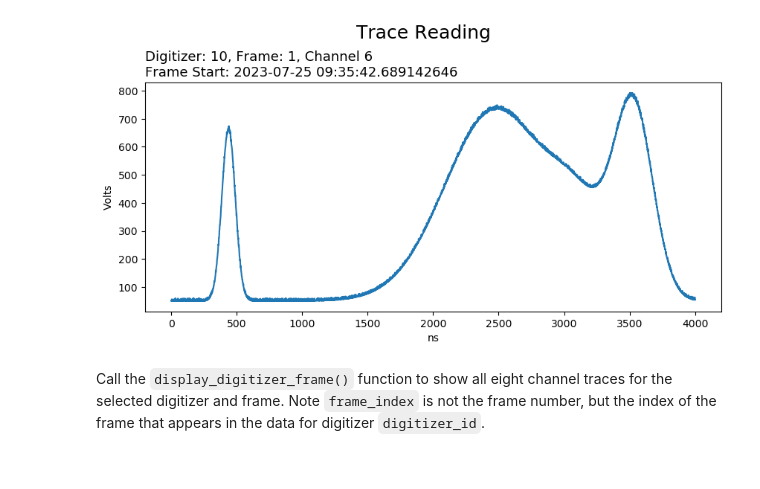
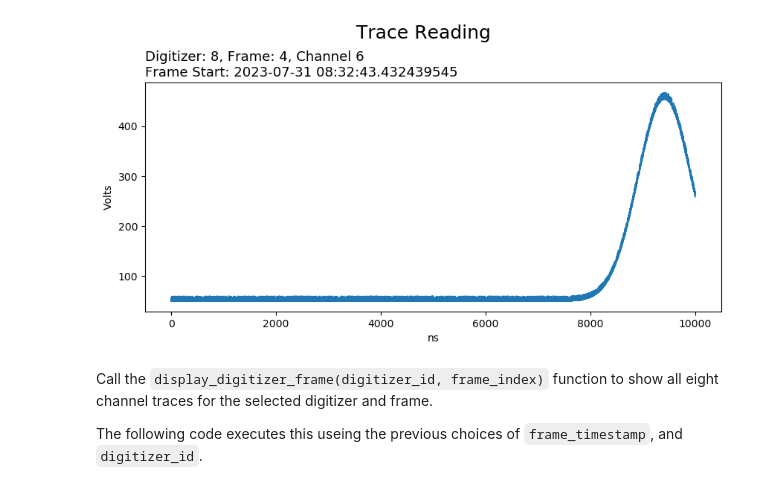
Before and after one commit to STFC-ICD-Research-and-Design/supermusr-data-pipeline, a Jupyter notebook: trace-archiver-db/trace-archiver-db.ipynb, the cells around one changed output. Drawn from its saved outputs; the diff is of its cells as text; code cells hidden in the pictures.

```diff
--- a/trace-archiver-db/trace-archiver-db.ipynb
+++ b/trace-archiver-db/trace-archiver-db.ipynb
@@ -26,7 +32,8 @@ def get_digitizer_frames(digitizer_id):
     #df["frame_ts"] = pd.to_datetime(df["frame_ts"], infer_datetime_format = True)
     return df
 
-dd = get_digitizer_indices_from_table_names()
-df = [len(get_digitizer_frames(d)) for d in dd]
-print(tabulate(pd.DataFrame([df], ["Frame Count"], dd),headers='keys', tablefmt='rounded_grid'))
+digitizer_indices = get_digitizer_indices_from_table_names()
+digitizer_frame_count = [len(get_digitizer_frames(index)) for index in digitizer_indices]
+df = pd.DataFrame([digitizer_frame_count], ["Frame Count"], digitizer_indices)
+print(tabulate(df, headers='keys', tablefmt='rounded_grid'))
 # %% [output]
@@ -40,7 +44,0 @@ The following examines the data recorded by a digitizer more carefully
-# %%
-digitizer_id = 10
-headers = ["Timestamp", "Frame Length", "Sampling Rate", "Frame Number", "Error"]
-headers.extend([f"Channel_{i} Id" for i in range(8)])
-df = get_digitizer_frames(digitizer_id)
-df["frame_ts"] = pd.to_datetime(df["frame_ts"])
-print(tabulate(df,headers=headers, tablefmt='rounded_grid'))
@@ -52,0 +53,7 @@ print(tabulate(df,headers=headers, tablefmt='rounded_grid'))
+# %%
+digitizer_id = 8
+df_digitizer_info = get_digitizer_frames(digitizer_id)
+df_digitizer_info["frame_ts"] = pd.to_datetime(df_digitizer_info["frame_ts"])
+print(tabulate(df_digitizer_info,headers="keys", tablefmt='rounded_grid'))
+
+# For some reason the sample counts of some frames are 1. This needs to be resolved at some point.
@@ -53,25 +116,25 @@ print(tabulate(df,headers=headers, tablefmt='rounded_grid'))
 # %%
-def display_digitizer_frame_channel(digitizer_id, frame_index, channel):
-    frames = get_digitizer_frames(digitizer_id)
-    frame = frames.iloc[frame_index]
-    sql = f"SELECT ts, c{channel} FROM {database}.d{digitizer_id} WHERE frametime = {frame['frame_ts']}"
+def display_digitizer_frame_channel(digitizer_id, frame_timestamp, channel_index):
+    df_frame = get_digitizer_frames(digitizer_id)
+    df_frame = df_frame[df_frame["frame_ts"]==frame_timestamp].iloc[0]
+
+    sql = f"SELECT ts, c{channel_index} FROM {database}.d{digitizer_id} WHERE frametime = {frame_timestamp}"
     df = pd.read_sql(sql, conn)
-    ns = [t - frame['frame_ts'] for t in df["ts"]]
+    ns = [t - frame_timestamp for t in df["ts"]]
 
     (fig, _) = plt.subplots(nrows=1, ncols=1, figsize = (10,4))
     ax = plt.subplot(1,1, 1, xlabel = "ns", ylabel = "Volts")
-    plt.plot(ns, df[f"c{channel}"].to_list())
+    plt.plot(ns, df[f"c{channel_index}"].to_list())
     plt.suptitle(f"Trace Reading", fontsize=18, y= 1.075)
-    line1 = f"Digitizer: {digitizer_id}, Frame: {frame['frame_number']}, Channel {frame[f'cid{channel}']}"
-    line2 = f"Frame Start: {pd.to_datetime(frame['frame_ts'])}"
+    line1 = f"Digitizer: {digitizer_id}, Frame: {df_frame['frame_number']}, Channel {df_frame[f'cid{channel_index}']}"
+    line2 = f"Frame Start: {pd.to_datetime(frame_timestamp)}"
     plt.title(f"{line1}\n{line2}",fontsize=13, y = 1.00, ha="left", x = 0.0)
+
+display_digitizer_frame_channel(digitizer_id, frame_timestamp,channel_index)
+# %% [output]
+[figure, added]
-# %%
-frame_index = 0
-channel = 6
-
-display_digitizer_frame_channel(digitizer_id, frame_index,channel)
-# %% [output]
-[figure, removed]
 # %% [markdown]
-Call the `display_digitizer_frame()` function to show all eight channel traces for the selected digitizer and frame. Note `frame_index` is not the frame number, but the index of the frame that appears in the data for digitizer `digitizer_id`.
+Call the `display_digitizer_frame(digitizer_id, frame_index)` function to show all eight channel traces for the selected digitizer and frame.
+
+The following code executes this useing the previous choices of <code>frame_timestamp</code>, and <code>digitizer_id</code>.
 # %%
```
Also changed, not shown: parts of 16 cells of this notebook, 22 other files.
